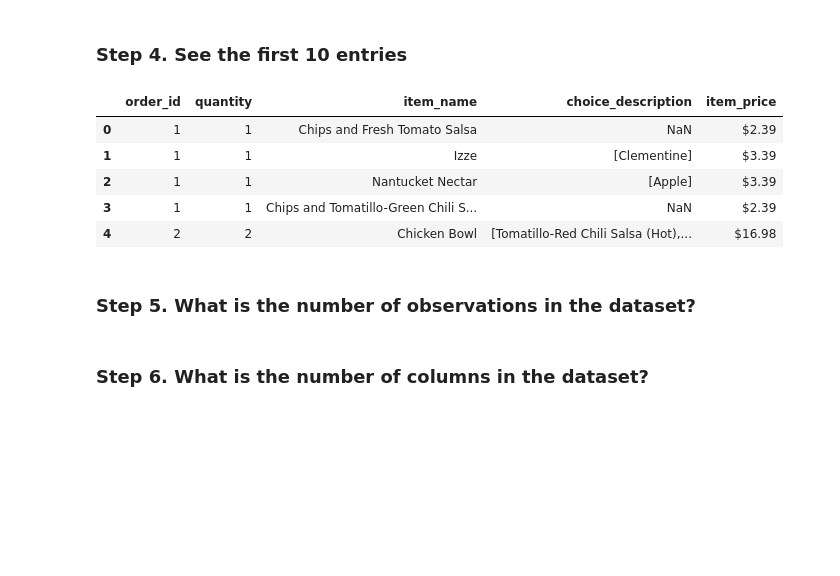
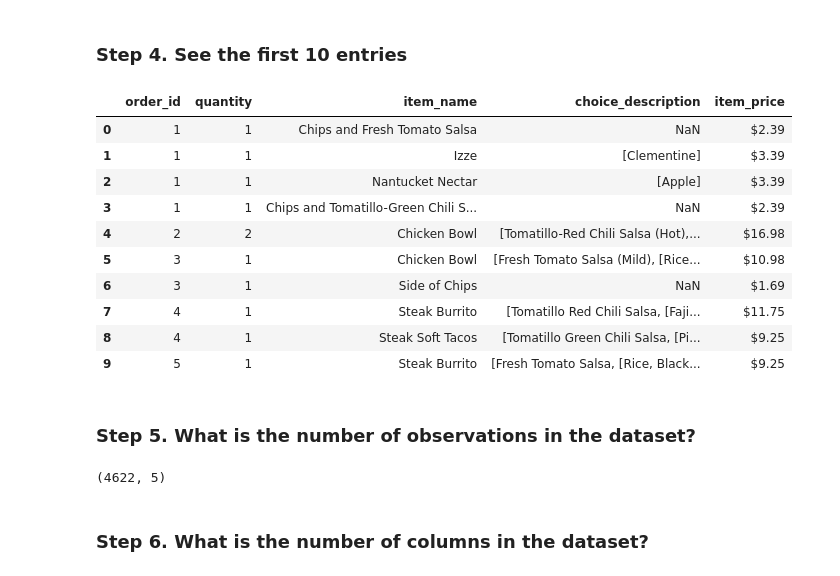
Before and after one commit to Prithvirajn/Pactice, a Jupyter notebook: 01_Getting_&_Knowing_Your_Data/Chipotle/Exercises.ipynb, the cells around one changed output. Saved outputs shown, nothing was run; the diff lists cells and outputs as text; code cells hidden in the pictures; blank space fills up the shorter version.

```diff
--- a/01_Getting_&_Knowing_Your_Data/Chipotle/Exercises.ipynb
+++ b/01_Getting_&_Knowing_Your_Data/Chipotle/Exercises.ipynb
@@ -34,13 +34,18 @@ chipo
 # %% [markdown]
 ### Step 4. See the first 10 entries
 # %%
-chipo.head()
+chipo.head(10)
 # %% [output]
 |  | order_id | quantity | item_name | choice_description | item_price |
 | 0 | 1 | 1 | Chips and Fresh Tomato Salsa | NaN | $2.39 |
 | 1 | 1 | 1 | Izze | [Clementine] | $3.39 |
 | 2 | 1 | 1 | Nantucket Nectar | [Apple] | $3.39 |
 | 3 | 1 | 1 | Chips and Tomatillo-Green Chili S... | NaN | $2.39 |
 | 4 | 2 | 2 | Chicken Bowl | [Tomatillo-Red Chili Salsa (Hot),... | $16.98 |
+| 5 | 3 | 1 | Chicken Bowl | [Fresh Tomato Salsa (Mild), [Rice... | $10.98 |
+| 6 | 3 | 1 | Side of Chips | NaN | $1.69 |
+| 7 | 4 | 1 | Steak Burrito | [Tomatillo Red Chili Salsa, [Faji... | $11.75 |
+| 8 | 4 | 1 | Steak Soft Tacos | [Tomatillo Green Chili Salsa, [Pi... | $9.25 |
+| 9 | 5 | 1 | Steak Burrito | [Fresh Tomato Salsa, [Rice, Black... | $9.25 |
 # %% [markdown]
 ### Step 5. What is the number of observations in the dataset?
@@ -49,3 +52,9 @@ chipo.head()
+# %%
+# Solution 1
+chipo.shape
+#if only rows are required enter 'chipo.shape[0]' and for column it is 'chipo.shape[1]'
+# %% [output]
+(4622, 5)
 # %%
 # Solution 2
 # %% [markdown]
```
Also changed, not shown: parts of 11 cells of this notebook.
